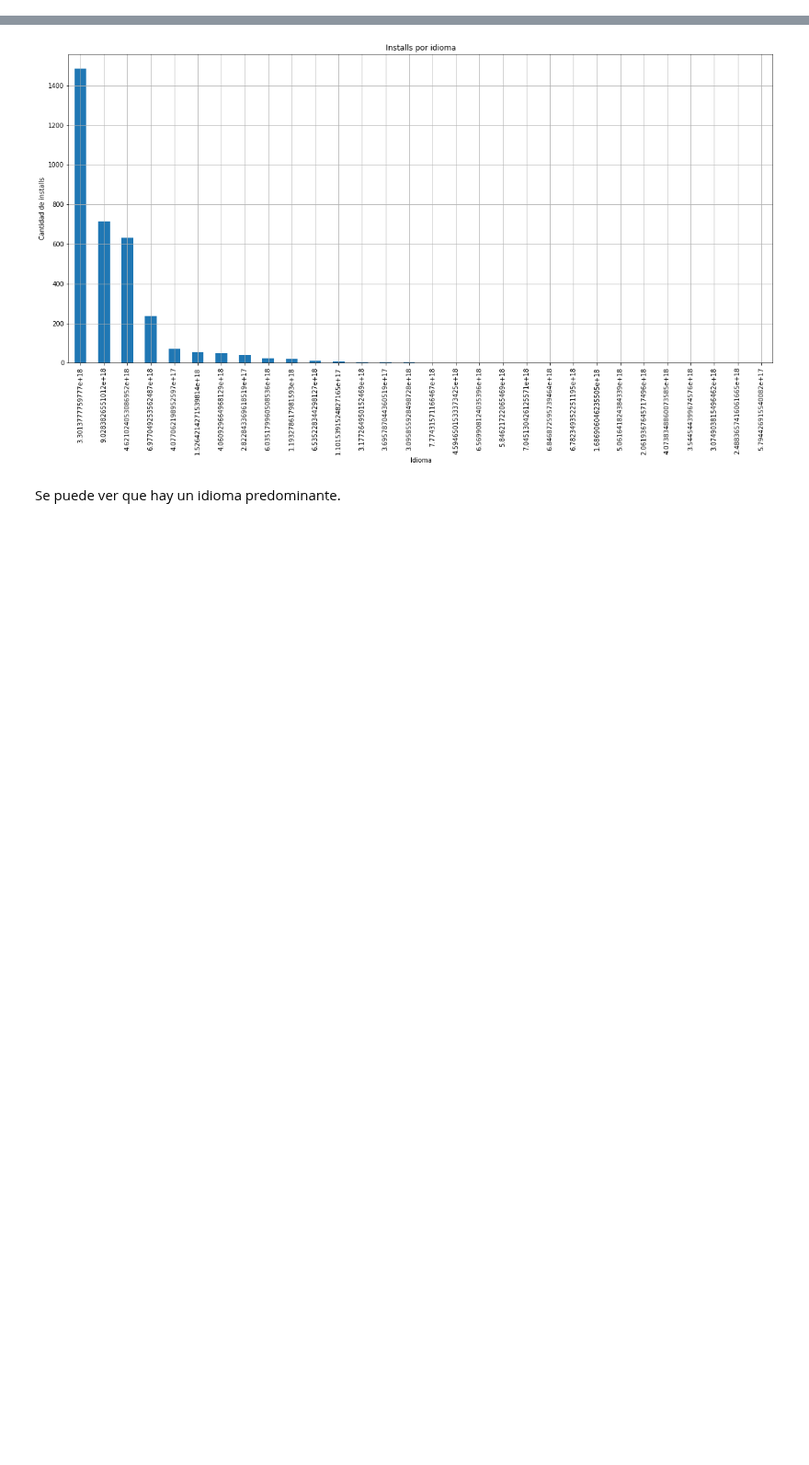
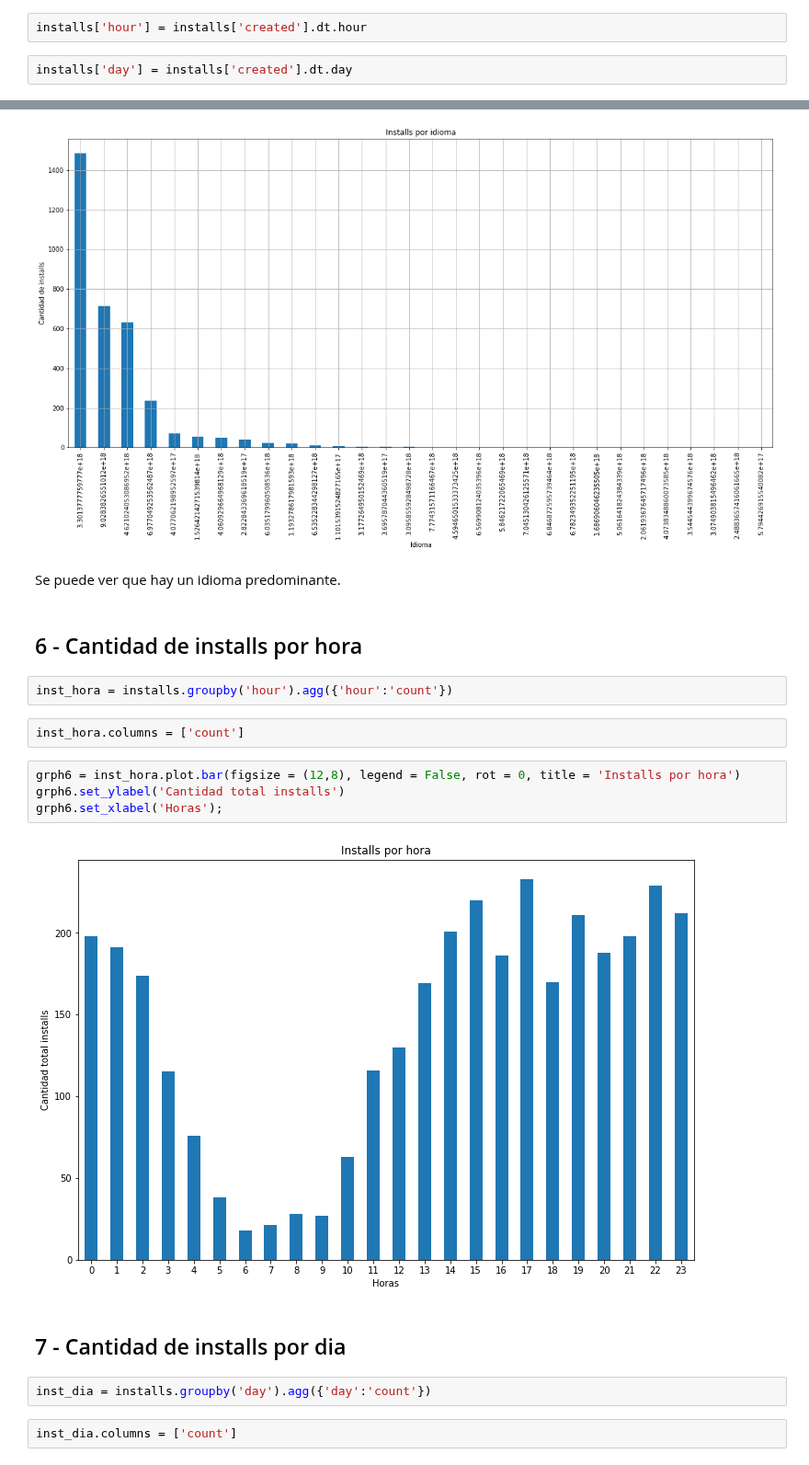
Before and after one commit to sberoch/Datos, a Jupyter notebook: installs.ipynb, the cells around one changed output, grey strips where cells are left out. Shown at 92% size. Cells and saved outputs as stored; diff of their text form; blank space fills up the shorter version.

```diff
--- a/installs.ipynb
+++ b/installs.ipynb
@@ -55,3 +57,7 @@ Name: attributed, dtype: int64
+# %%
+installs['hour'] = installs['created'].dt.hour
+# %%
+installs['day'] = installs['created'].dt.day
 # %% [markdown]
 ## 1 - Cantitad de installs por tipo
 # %%
@@ -168,3 +174,21 @@ graph5.set_ylabel('Cantidad de installs');
 [figure]
 # %% [markdown]
 Se puede ver que hay un idioma predominante.
+# %% [markdown]
+## 6 - Cantidad de installs por hora
+# %%
+inst_hora = installs.groupby('hour').agg({'hour':'count'})
+# %%
+inst_hora.columns = ['count']
+# %%
+grph6 = inst_hora.plot.bar(figsize = (12,8), legend = False, rot = 0, title = 'Installs por hora')
+grph6.set_ylabel('Cantidad total installs')
+grph6.set_xlabel('Horas');
+# %% [output]
+[figure, added]
+# %% [markdown]
+## 7 - Cantidad de installs por dia
+# %%
+inst_dia = installs.groupby('day').agg({'day':'count'})
+# %%
+inst_dia.columns = ['count']
```
Also changed, not shown: parts of 6 cells of this notebook.
